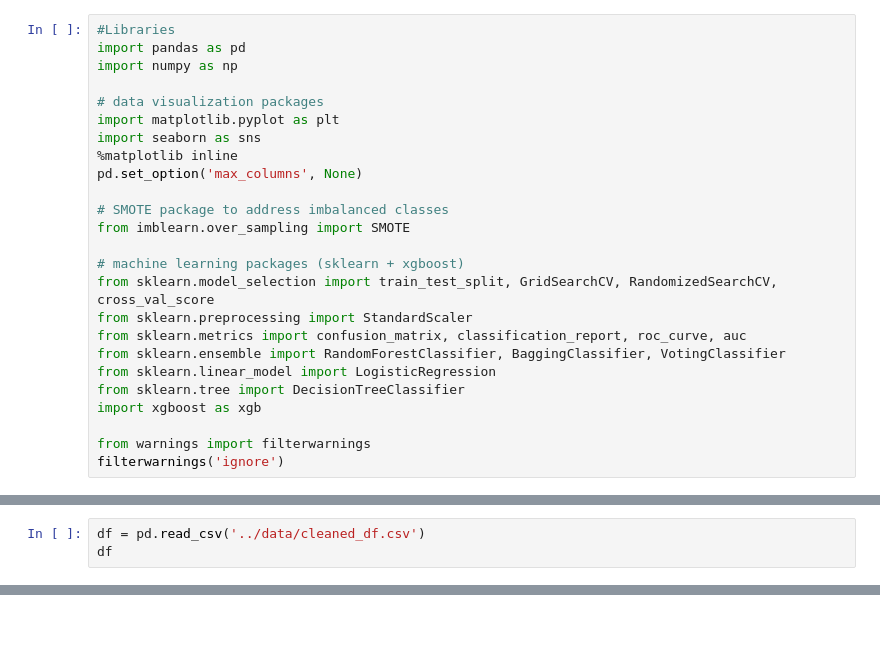
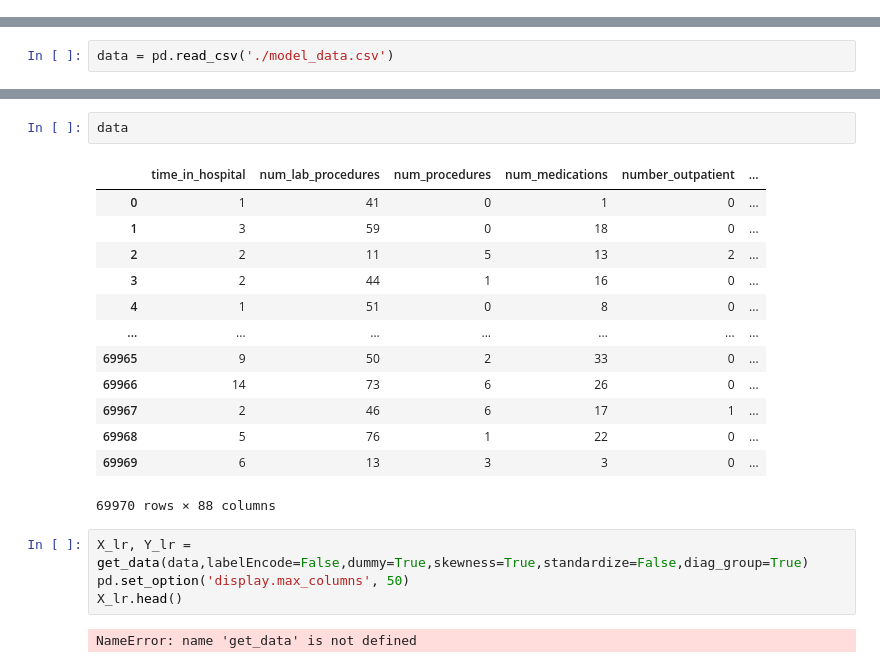
Before and after one commit to sagarwala12/HRRP, a Jupyter notebook: shay/Model.ipynb, the cells around one changed output, grey strips where cells are left out. Cells and saved outputs as stored; diff of their text form; blank space fills up the shorter version.

Commit message:
Update to model development

```diff
--- a/shay/Model.ipynb
+++ b/shay/Model.ipynb
@@ -1,25 +0,0 @@
-# %%
-#Libraries
-import pandas as pd
-import numpy as np
-
-# data visualization packages
-import matplotlib.pyplot as plt
-import seaborn as sns
-%matplotlib inline
-pd.set_option('max_columns', None)
-
-# SMOTE package to address imbalanced classes
-from imblearn.over_sampling import SMOTE
-
-# machine learning packages (sklearn + xgboost)
-from sklearn.model_selection import train_test_split, GridSearchCV, RandomizedSearchCV, cross_val_score
-from sklearn.preprocessing import StandardScaler
-from sklearn.metrics import confusion_matrix, classification_report, roc_curve, auc
-from sklearn.ensemble import RandomForestClassifier, BaggingClassifier, VotingClassifier
-from sklearn.linear_model import LogisticRegression
-from sklearn.tree import DecisionTreeClassifier
-import xgboost as xgb
-
-from warnings import filterwarnings
-filterwarnings('ignore')
@@ -26,3 +19,2 @@ filterwarnings('ignore')
 # %%
-df = pd.read_csv('../data/cleaned_df.csv')
-df
+data = pd.read_csv('./model_data.csv')
@@ -42,0 +21,22 @@ df
+# %%
+data
+# %% [output]
+|  | time_in_hospital | num_lab_procedures | num_procedures | num_medications | number_outpatient | ... |
+| 0 | 1 | 41 | 0 | 1 | 0 | ... |
+| 1 | 3 | 59 | 0 | 18 | 0 | ... |
+| 2 | 2 | 11 | 5 | 13 | 2 | ... |
+| 3 | 2 | 44 | 1 | 16 | 0 | ... |
+| 4 | 1 | 51 | 0 | 8 | 0 | ... |
+| ... | ... | ... | ... | ... | ... | ... |
+| 69965 | 9 | 50 | 2 | 33 | 0 | ... |
+| 69966 | 14 | 73 | 6 | 26 | 0 | ... |
+| 69967 | 2 | 46 | 6 | 17 | 1 | ... |
+| 69968 | 5 | 76 | 1 | 22 | 0 | ... |
+| 69969 | 6 | 13 | 3 | 3 | 0 | ... |
+69970 rows × 88 columns
+# %%
+X_lr, Y_lr = get_data(data,labelEncode=False,dummy=True,skewness=True,standardize=False,diag_group=True)
+pd.set_option('display.max_columns', 50)
+X_lr.head()
+# %% [output]
+NameError: name 'get_data' is not defined
```
Also changed, not shown: parts of 2 cells of this notebook, 1 other file.
